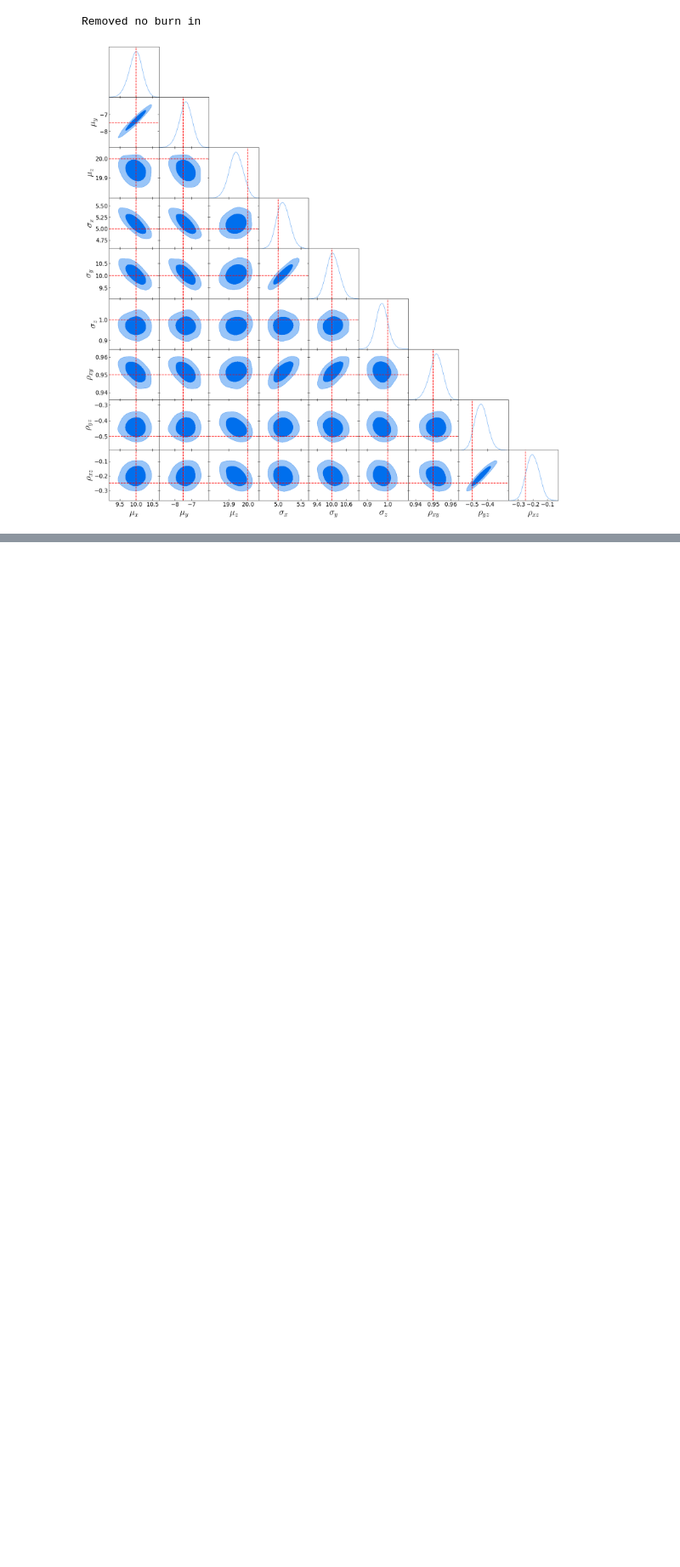
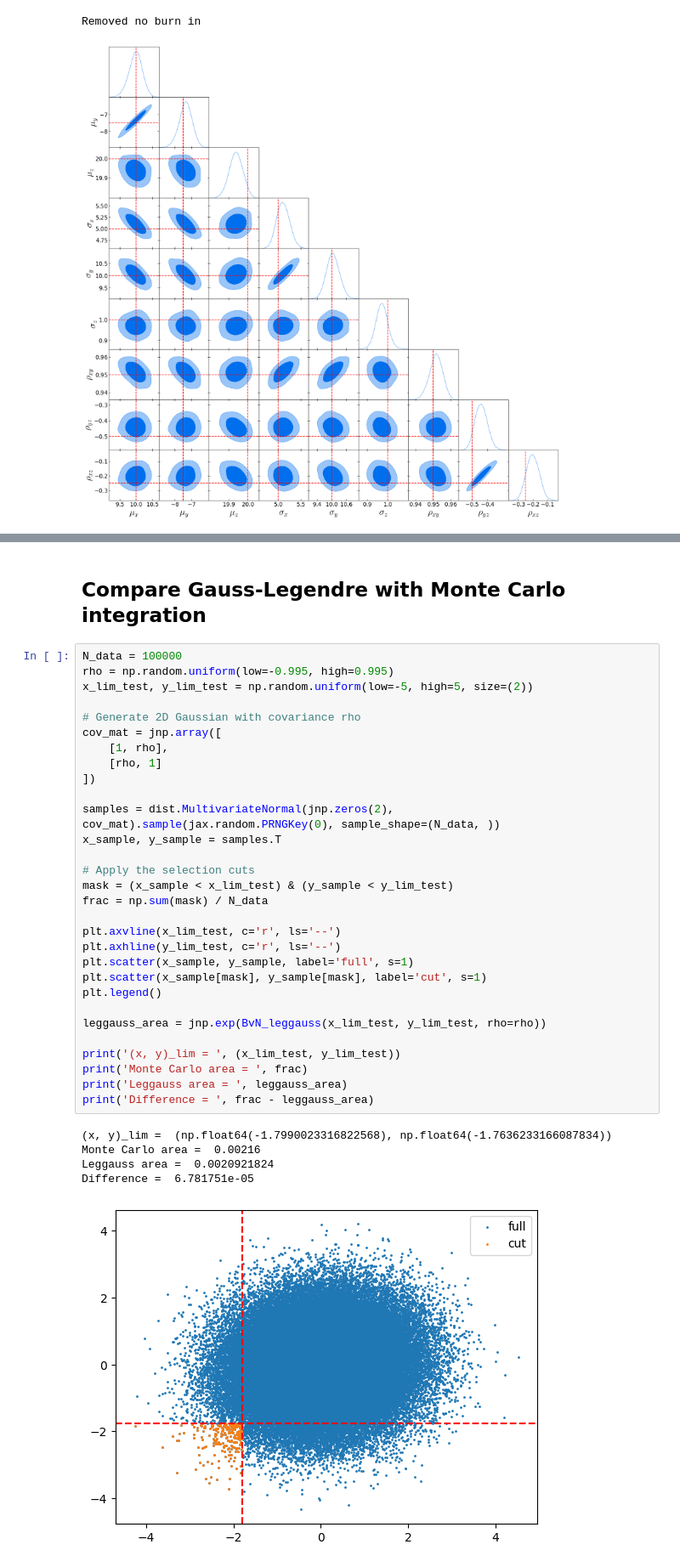
Before and after one commit to mrafifrbbn/numpyro-tutorial, a Jupyter notebook: notebooks/selection_effects.ipynb, the cells around one changed output, grey strips where cells are left out. Shown at 85% size. Saved outputs shown, nothing was run; the diff lists cells and outputs as text; blank space fills up the shorter version.

Commit message:
3D Gaussian hard cuts on 2-dimension

```diff
--- a/notebooks/selection_effects.ipynb
+++ b/notebooks/selection_effects.ipynb
@@ -708,0 +583,38 @@ print( 0.5 * ( erf( 2 / np.sqrt(2) ) + 1 ) )
+# %% [markdown]
+## Compare Gauss-Legendre with Monte Carlo integration
+# %%
+N_data = 100000
+rho = np.random.uniform(low=-0.995, high=0.995)
+x_lim_test, y_lim_test = np.random.uniform(low=-5, high=5, size=(2))
+
+# Generate 2D Gaussian with covariance rho
+cov_mat = jnp.array([
+    [1, rho],
+    [rho, 1]
+])
+
+samples = dist.MultivariateNormal(jnp.zeros(2), cov_mat).sample(jax.random.PRNGKey(0), sample_shape=(N_data, ))
+x_sample, y_sample = samples.T
+
+# Apply the selection cuts
+mask = (x_sample < x_lim_test) & (y_sample < y_lim_test)
+frac = np.sum(mask) / N_data
+
+plt.axvline(x_lim_test, c='r', ls='--')
+plt.axhline(y_lim_test, c='r', ls='--')
+plt.scatter(x_sample, y_sample, label='full', s=1)
+plt.scatter(x_sample[mask], y_sample[mask], label='cut', s=1)
+plt.legend()
+
+leggauss_area = jnp.exp(BvN_leggauss(x_lim_test, y_lim_test, rho=rho))
+
+print('(x, y)_lim = ', (x_lim_test, y_lim_test))
+print('Monte Carlo area = ', frac)
+print('Leggauss area = ', leggauss_area)
+print('Difference = ', frac - leggauss_area)
+# %% [output]
+(x, y)_lim =  (np.float64(-1.7990023316822568), np.float64(-1.7636233166087834))
+Monte Carlo area =  0.00216
+Leggauss area =  0.0020921824
+Difference =  6.781751e-05
+[figure, added]
```
Also changed, not shown: parts of 27 cells of this notebook, 2 other files.
